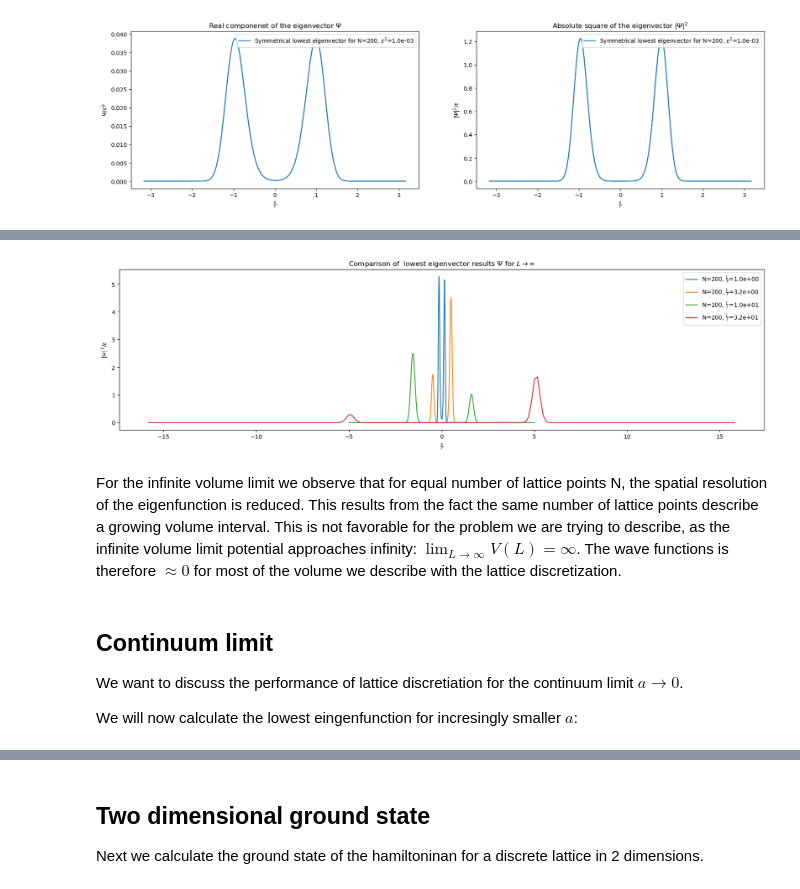
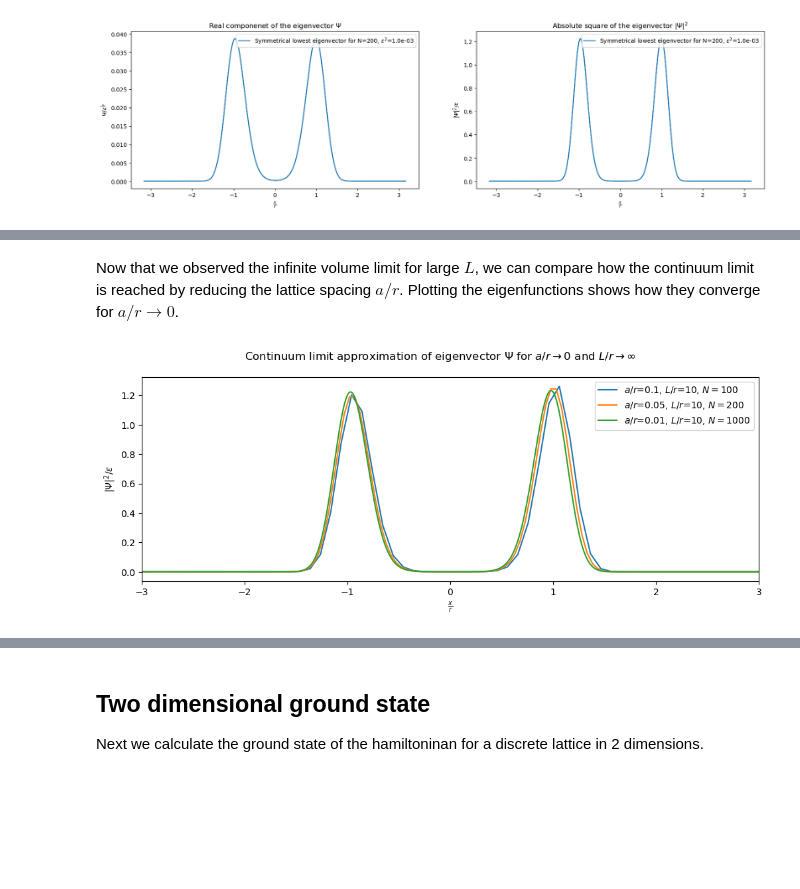
Before and after one commit to Quanta-Dan/comp_phys, a Jupyter notebook: ground_state.ipynb, the cells around one changed output, grey strips where cells are left out. Drawn from its saved outputs; the diff is of its cells as text; code cells hidden in the pictures; blank space fills up the shorter version.

```diff
--- a/ground_state.ipynb
+++ b/ground_state.ipynb
@@ -138,0 +157,22 @@ Power method iterations: 13/20000
+# %%
+
+fig, axes = plt.subplots(nrows=len(ar_list), ncols=1, figsize=(12, 8))
+fig.suptitle(fr'Infinite volume limit approximation $L/r \rightarrow \infty$ for different lattice spacing $a/r$')
+
+
+for i, a_over_r in enumerate(ar_list):
+    ax = axes[i]
+
+    for j, L_over_r in enumerate(Lr_list):
+        N = int(L_over_r/a_over_r)
+        epsilon = L_over_r/N
+        x_axis = np.linspace(-N/2,N/2,N)
+        x_axis= x_axis*epsilon
+
+        ax.plot(x_axis,np.abs(lowest_EigVector_list[i*len(ar_list)+j]**2)/epsilon, label = fr'$a/r$={a_over_r}, $L/r$={L_over_r}, $N = {N}$')
+    ax.set_xlim(-3,3)
+    ax.set_xlabel(r"$\frac{x}{r}$")
+    ax.set_ylabel(r"$|\Psi|^{2}/ \varepsilon$")
+    ax.legend(loc='upper right')
+    #ax2.legend(loc='upper right')
+plt.show()
@@ -139,31 +181,26 @@ Power method iterations: 13/20000
+# %% [markdown]
+Now that we observed the infinite volume limit for large $L$, we can compare how the continuum limit is reached by reducing the lattice spacing $a/r$. Plotting the eigenfunctions shows how they converge for $a/r \rightarrow 0$.
 # %%
-fig, (ax1) = plt.subplots(1, 1, figsize=(20, 5))
-legend1 = ax1.get_legend()
-ax1.set_title(fr'Comparison of  lowest eigenvector results $\Psi$ for $L \rightarrow \infty$')
-ax1.set_xlabel(r"$\frac{x}{r}$")
-
-ax1.set_ylabel(r"$|\Psi|^{2}/ \varepsilon$")
+fig, axes = plt.subplots(nrows=1, ncols=1, figsize=(12, 4))
+fig.suptitle(fr'Continuum limit approximation of eigenvector $\Psi$ for $a/r\rightarrow 0$ and $L/r \rightarrow \infty$')
 
 
-for i in range(len(lowest_EigVector_list)):
-    L_over_r = 10**(i/2)
+for i, a_over_r in enumerate(ar_list):
+    ax = axes
+    L_over_r = Lr_list[-1]
 
+    N = int(L_over_r/a_over_r)
     epsilon = L_over_r/N
     epsilon_2 = epsilon**2
     x_axis = np.linspace(-N/2,N/2,N)
     x_axis= x_axis*epsilon
 
-    ax1.plot(x_axis,np.abs(lowest_EigVector_list[i]**2)/epsilon, label = fr'N={N}, $\frac{{L}}{{r}}$={L_over_r:.1e}')
-ax1.legend(loc='upper right')
-#ax2.legend(loc='upper right')
+    ax.plot(x_axis,np.abs(lowest_EigVector_list[i*len(ar_list)+len(Lr_list)-1]**2)/epsilon, label = fr'$a/r$={a_over_r}, $L/r$={L_over_r}, $N = {N}$')
+    ax.set_xlim(-3,3)
+    ax.set_xlabel(r"$\frac{x}{r}$")
+    ax.set_ylabel(r"$|\Psi|^{2}/ \varepsilon$")
+    ax.legend(loc='upper right')
+    #ax2.legend(loc='upper right')
 plt.show()
 # %% [output]
-[figure, old version]
+[figure, new version]
-# %% [markdown]
-For the infinite volume limit we observe that for equal number of lattice points N, the spatial resolution of the eigenfunction is reduced. This results from the fact the same number of lattice points describe a growing volume interval. This is not favorable for the problem we are trying to describe, as the infinite volume limit potential approaches infinity: $\lim_{{L \to \infty}} V(L) = \infty$. The wave functions is therefore $ \approx 0$ for most of the volume we describe with the lattice discretization.
-# %% [markdown]
-## Continuum limit
-
-We want to discuss the performance of lattice discretiation for the continuum limit $a \rightarrow 0$.
-
-We will now calculate the lowest eingenfunction for incresingly smaller $a$:
```
Also changed, not shown: parts of 11 cells of this notebook, 2 other files.
